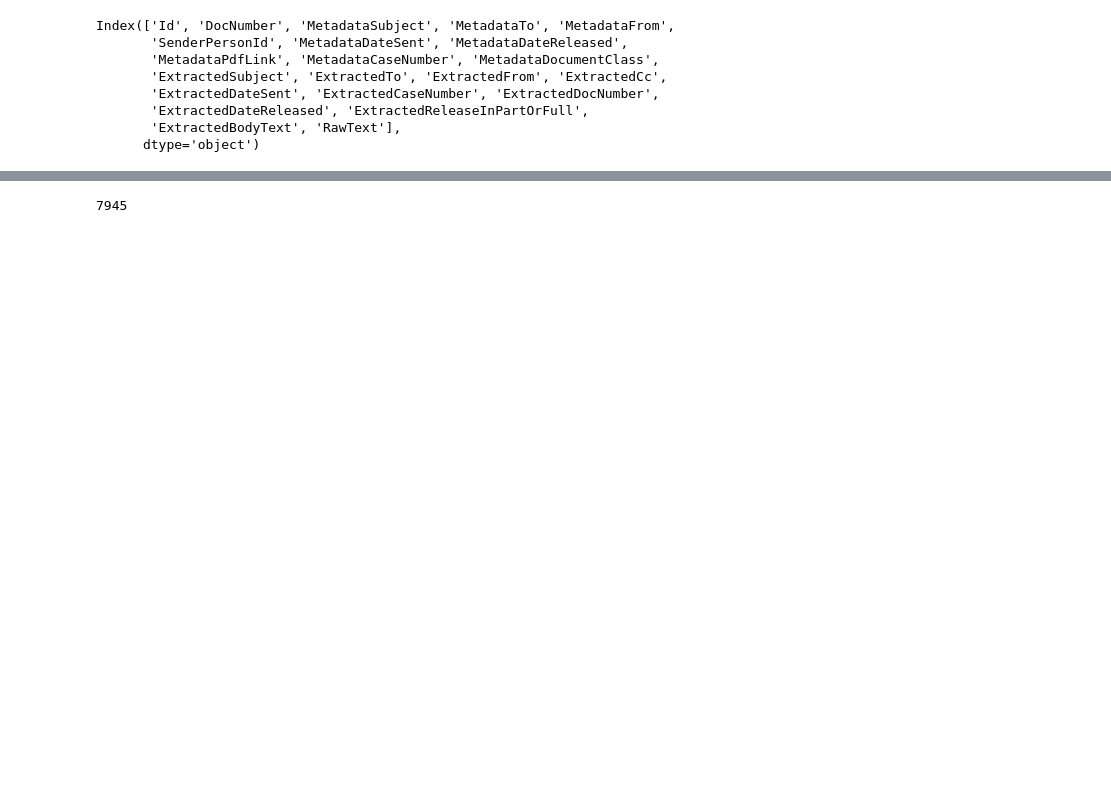
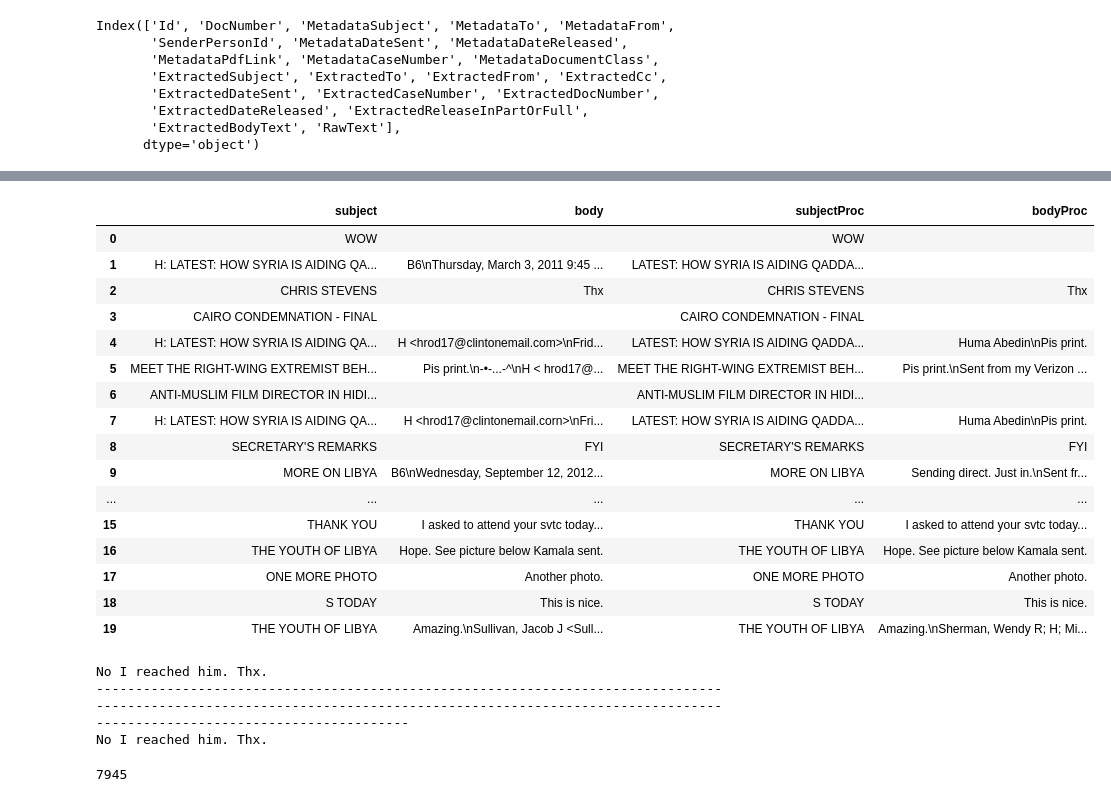
Before and after one commit to gagarinsname/NLP_MIPT, a Jupyter notebook: Task-2/Task-2.ipynb, the cells around one changed output, grey strips where cells are left out. Drawn from its saved outputs; the diff is of its cells as text; code cells hidden in the pictures; blank space fills up the shorter version.

```diff
--- a/Task-2/Task-2.ipynb
+++ b/Task-2/Task-2.ipynb
@@ -91,3 +50,64 @@ print(str)
+# %%
+import re
+def is_date(string):
+    try:
+        parse(string)
+        return True
+    except:
+        return False
+
+def has_numbers(string):
+    return bool(re.search(r'\d', string))
+
+def process_body(elem):
+    lines = elem.splitlines()
+    trashpattern = re.compile(r"^(Doc No\\..*|Case No\\.|H <.*@.*>|.*@.*|From .|To:.|For:.*|Subject:.|U.S. Department of State$)")
+    datepattern = re.compile(r"Date: \d{2}/\d{2}/\d{4}")
+    timepattern = re.compile(r".*\d{1,2}:(\d{2}\s(?:AM|PM))")
+    keypattern = re.compile(r"\s*(Fwd|Fw|Fvv|FVV|FW|Re|re|RE|H):\s*")
+    numpattern = re.compile(r".*(\d*-\d*|\d+\b).*")
+    lines = list(filter(lambda line: not datepattern.match(line) and not trashpattern.match(line) and not keypattern.match(line)
+            and not timepattern.match(line) and not numpattern.match(line),lines))
+    return '\n'.join(lines)
+
+def process_subject(elem):
+    if elem == '':
+        return elem
+    keypattern = r's*(Fwd|Fw|Fvv|FVV|FW|Re|re|RE|H):\s*'
+    subject = re.sub(keypattern, "", elem)
+    subject = re.sub(keypattern, "", elem)
+    return subject
+
+data['subjectProc'] = data.subject.apply(process_subject)
+data['bodyProc'] = data.body.apply(process_body)
+# %%
+data.head(20)
+# %% [output]
+|  | subject | body | subjectProc | bodyProc |
+| 0 | WOW |  | WOW |  |
+| 1 | H: LATEST: HOW SYRIA IS AIDING QA... | B6\nThursday, March 3, 2011 9:45 ... | LATEST: HOW SYRIA IS AIDING QADDA... |  |
+| 2 | CHRIS STEVENS | Thx | CHRIS STEVENS | Thx |
+| 3 | CAIRO CONDEMNATION - FINAL |  | CAIRO CONDEMNATION - FINAL |  |
+| 4 | H: LATEST: HOW SYRIA IS AIDING QA... | H <hrod17@clintonemail.com>\nFrid... | LATEST: HOW SYRIA IS AIDING QADDA... | Huma Abedin\nPis print. |
+| 5 | MEET THE RIGHT-WING EXTREMIST BEH... | Pis print.\n-•-...-^\nH < hrod17@... | MEET THE RIGHT-WING EXTREMIST BEH... | Pis print.\nSent from my Verizon ... |
+| 6 | ANTI-MUSLIM FILM DIRECTOR IN HIDI... |  | ANTI-MUSLIM FILM DIRECTOR IN HIDI... |  |
+| 7 | H: LATEST: HOW SYRIA IS AIDING QA... | H <hrod17@clintonemail.corn>\nFri... | LATEST: HOW SYRIA IS AIDING QADDA... | Huma Abedin\nPis print. |
+| 8 | SECRETARY'S REMARKS | FYI | SECRETARY'S REMARKS | FYI |
+| 9 | MORE ON LIBYA | B6\nWednesday, September 12, 2012... | MORE ON LIBYA | Sending direct. Just in.\nSent fr... |
+| ... | ... | ... | ... | ... |
+| 15 | THANK YOU | I asked to attend your svtc today... | THANK YOU | I asked to attend your svtc today... |
+| 16 | THE YOUTH OF LIBYA | Hope. See picture below Kamala sent. | THE YOUTH OF LIBYA | Hope. See picture below Kamala sent. |
+| 17 | ONE MORE PHOTO | Another photo. | ONE MORE PHOTO | Another photo. |
+| 18 | S TODAY | This is nice. | S TODAY | This is nice. |
+| 19 | THE YOUTH OF LIBYA | Amazing.\nSullivan, Jacob J <Sull... | THE YOUTH OF LIBYA | Amazing.\nSherman, Wendy R; H; Mi... |
+# %%
+print(data.bodyProc[1221])
+print('-'*200)
+print(data.body[1221])
+# %% [output]
+No I reached him. Thx.
+--------------------------------------------------------------------------------------------------------------------------------------------------------------------------------------------------------
+No I reached him. Thx.
 # %%
 print(len(data))
 # %% [output]
```
Also changed, not shown: parts of 16 cells of this notebook.
